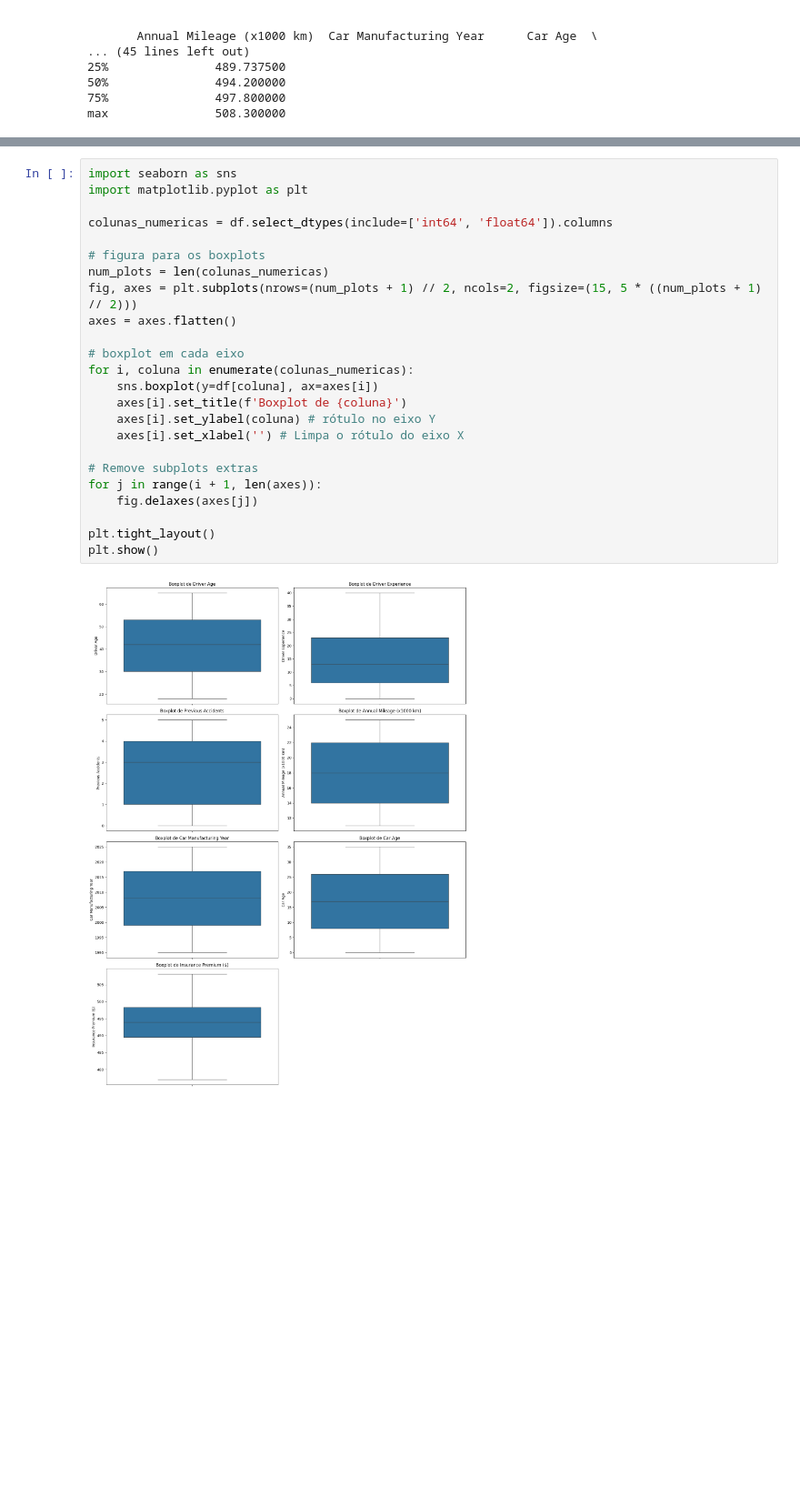
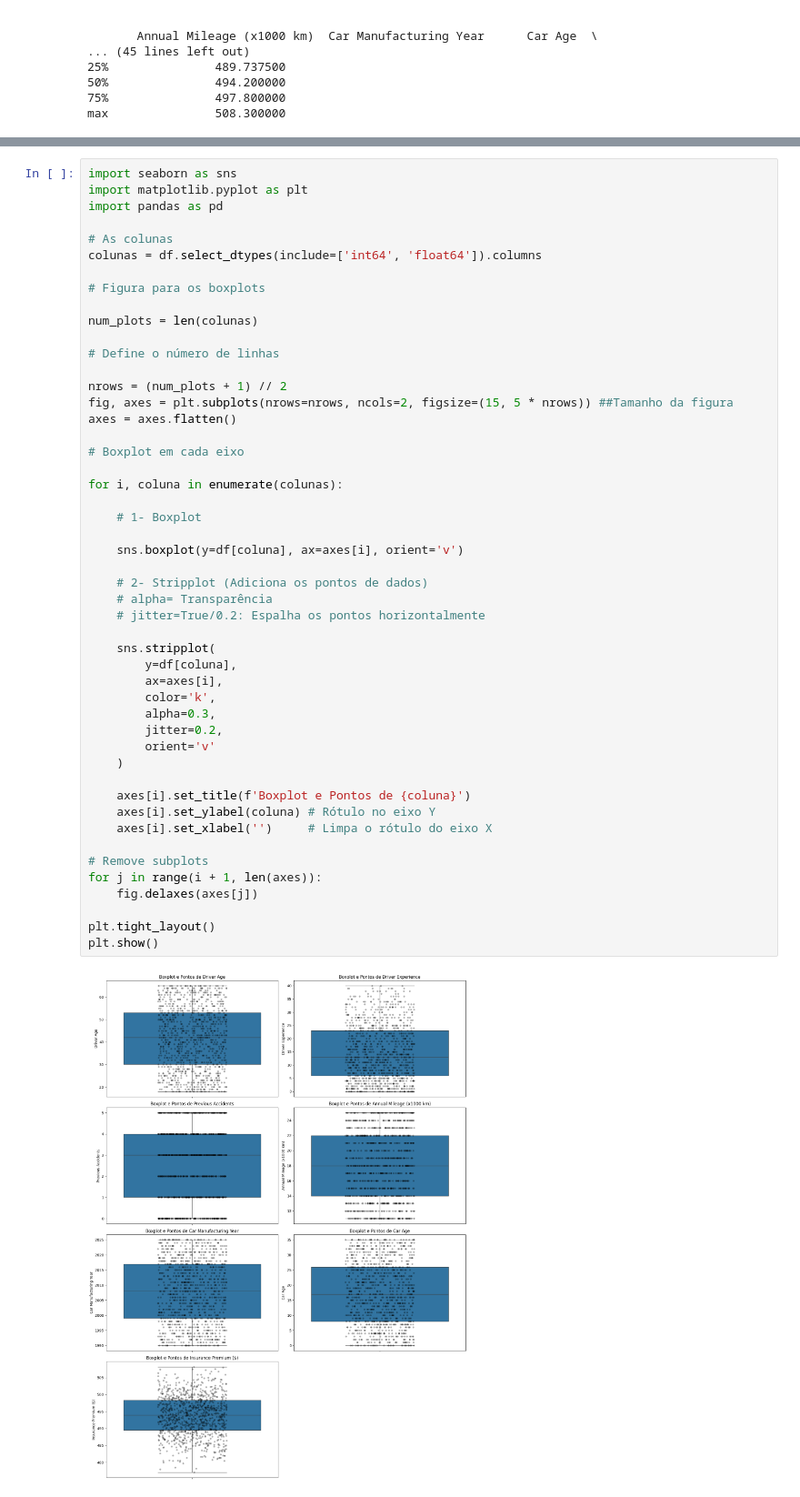
Before and after one commit to evymonteiro/ARTE_DOS_DADOS, a Jupyter notebook: Trabalho2/TRABALHO_2_ARTE_DOS_DADOS.ipynb, the cells around one changed output, grey strips where cells are left out. Shown at 91% size. Saved outputs shown, nothing was run; the diff lists cells and outputs as text; blank space fills up the shorter version.

```diff
--- a/Trabalho2/TRABALHO_2_ARTE_DOS_DADOS.ipynb
+++ b/Trabalho2/TRABALHO_2_ARTE_DOS_DADOS.ipynb
@@ -160,27 +170,52 @@ Os valores para cada variável analisada estão semelhantes entre ambos conjunto
 # %%
 import seaborn as sns
 import matplotlib.pyplot as plt
+import pandas as pd
 
-colunas_numericas = df.select_dtypes(include=['int64', 'float64']).columns
+# As colunas
+colunas = df.select_dtypes(include=['int64', 'float64']).columns
 
-# figura para os boxplots
-num_plots = len(colunas_numericas)
-fig, axes = plt.subplots(nrows=(num_plots + 1) // 2, ncols=2, figsize=(15, 5 * ((num_plots + 1) // 2)))
+# Figura para os boxplots
+
+num_plots = len(colunas)
+
+# Define o número de linhas
+
+nrows = (num_plots + 1) // 2
+fig, axes = plt.subplots(nrows=nrows, ncols=2, figsize=(15, 5 * nrows)) ##Tamanho da figura
 axes = axes.flatten()
 
-# boxplot em cada eixo
-for i, coluna in enumerate(colunas_numericas):
-    sns.boxplot(y=df[coluna], ax=axes[i])
-    axes[i].set_title(f'Boxplot de {coluna}')
-    axes[i].set_ylabel(coluna) # rótulo no eixo Y
-    axes[i].set_xlabel('') # Limpa o rótulo do eixo X
+# Boxplot em cada eixo
 
-# Remove subplots extras
+for i, coluna in enumerate(colunas):
+
+    # 1- Boxplot
+
+    sns.boxplot(y=df[coluna], ax=axes[i], orient='v')
+
+    # 2- Stripplot (Adiciona os pontos de dados)
+    # alpha= Transparência
+    # jitter=True/0.2: Espalha os pontos horizontalmente
+
+    sns.stripplot(
+        y=df[coluna],
+        ax=axes[i],
+        color='k',
+        alpha=0.3,
+        jitter=0.2,
+        orient='v'
+    )
+
+    axes[i].set_title(f'Boxplot e Pontos de {coluna}')
+    axes[i].set_ylabel(coluna) # Rótulo no eixo Y
+    axes[i].set_xlabel('')     # Limpa o rótulo do eixo X
+
+# Remove subplots
 for j in range(i + 1, len(axes)):
     fig.delaxes(axes[j])
 
 plt.tight_layout()
 plt.show()
 # %% [output]
-[figure, old version]
+[figure, new version]
 # %% [markdown]
```
Also changed, not shown: parts of 17 cells of this notebook.
